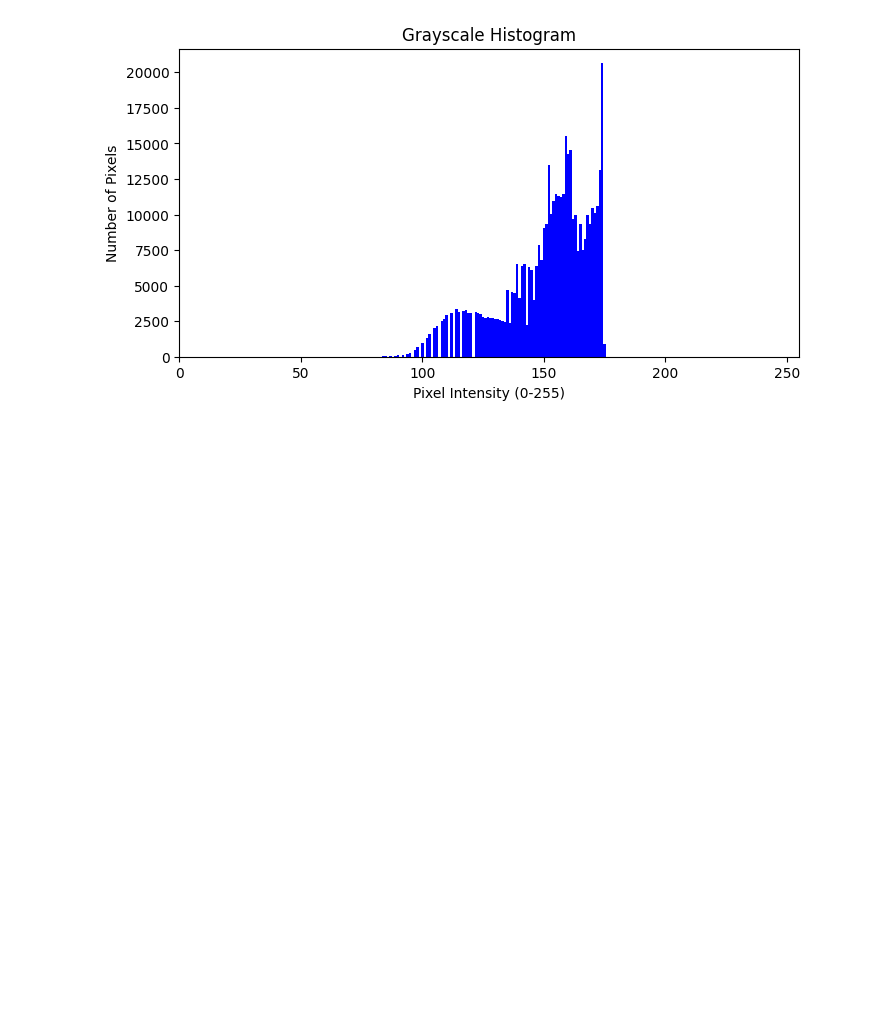
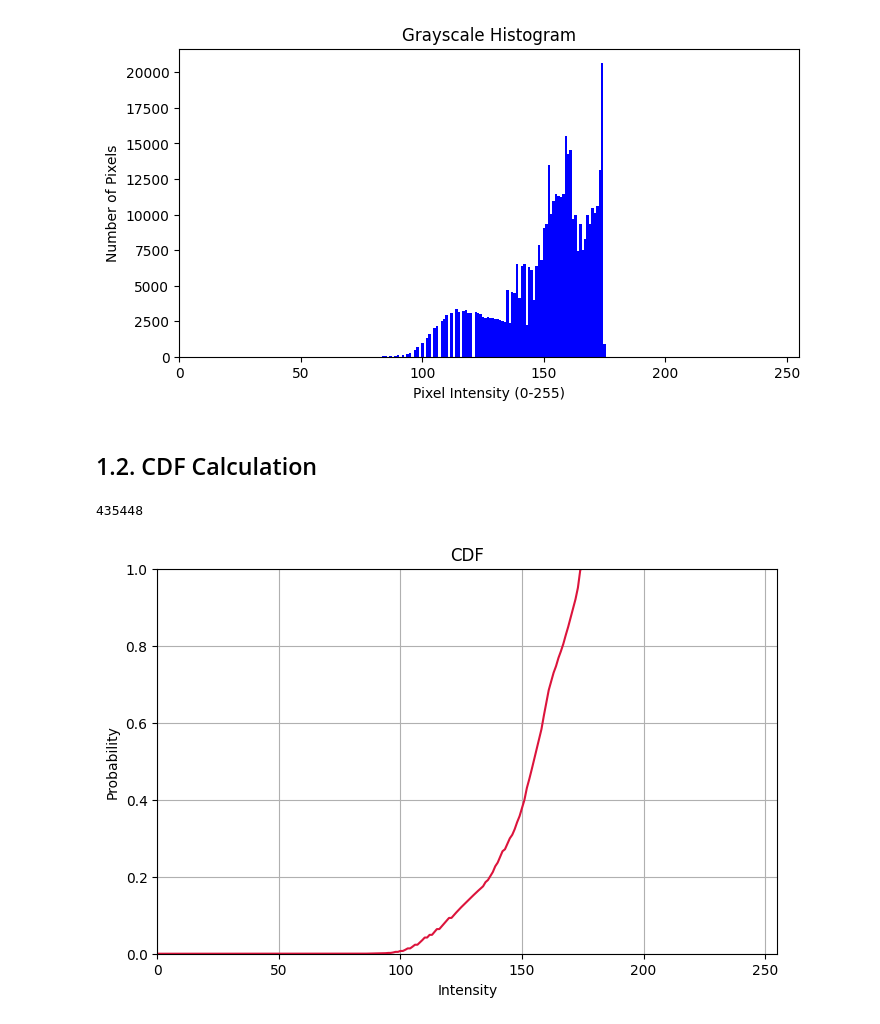
Before and after one commit to mo-karbalaee/IntroML, a Jupyter notebook: ex_1/test_histogram.ipynb, the cells around one changed output. Saved outputs shown, nothing was run; the diff lists cells and outputs as text; code cells hidden in the pictures; blank space fills up the shorter version.

```diff
--- a/ex_1/test_histogram.ipynb
+++ b/ex_1/test_histogram.ipynb
@@ -25,3 +29,11 @@ show_image(image, "Hello Image")
 show_histogram(histogram=histogram)
 # %% [output]
 [figure]
+# %% [markdown]
+## 1.2. CDF Calculation
+# %%
+cdf = compute_cdf(histogram)
+show_cdf(cdf)
+# %% [output]
+435448
+[figure, added]
```
Also changed, not shown: parts of 2 cells of this notebook, 2 other files.
